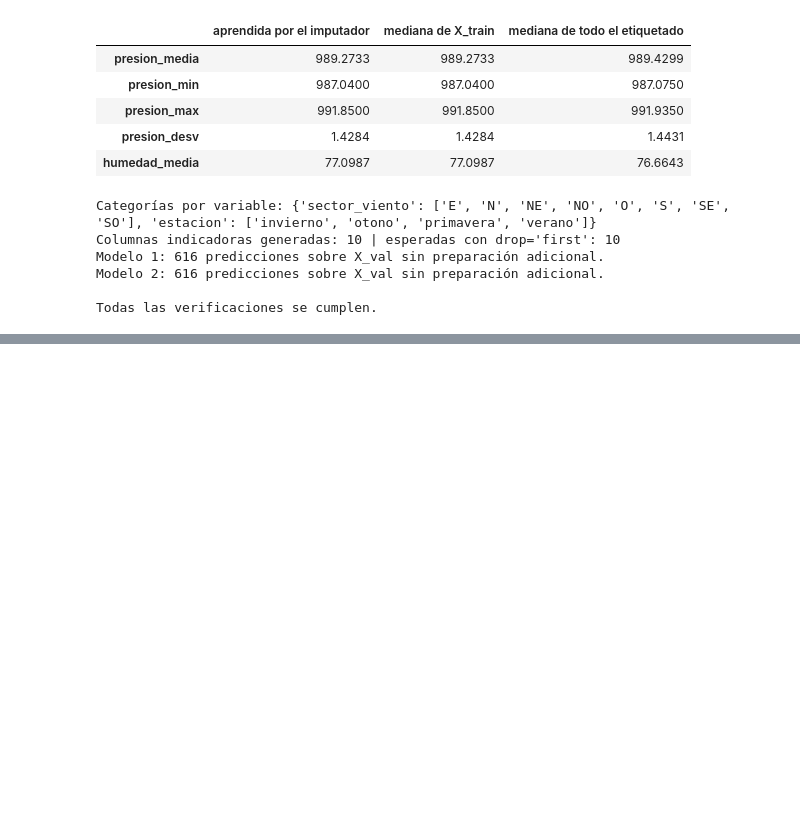
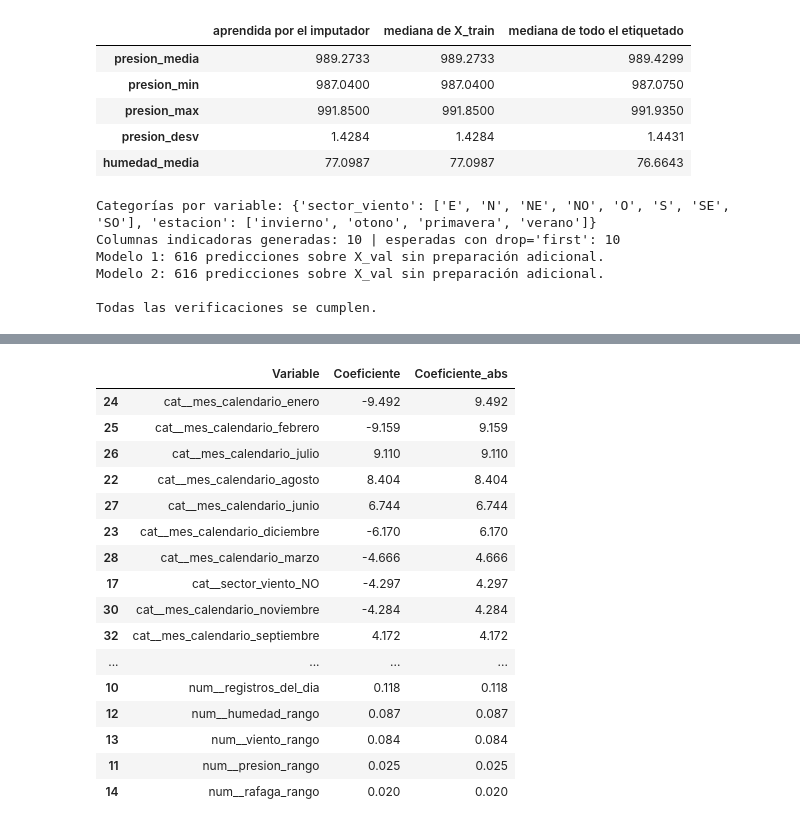
Before and after one commit to dazambrano2/MaterialDeClase-ISIS-2611, a Jupyter notebook: 202620/Laboratorios/L1/Lab1.ipynb, the cells around one changed output, grey strips where cells are left out. Saved outputs shown, nothing was run; the diff lists cells and outputs as text; code cells hidden in the pictures; blank space fills up the shorter version.

```diff
--- a/202620/Laboratorios/L1/Lab1.ipynb
+++ b/202620/Laboratorios/L1/Lab1.ipynb
@@ -1377,0 +1609,36 @@ Todas las verificaciones se cumplen.
+# %%
+nombres_features = modelo_2.named_steps["preprocesamiento"].get_feature_names_out()
+
+nombres_features
+
+coeficientes_m2 = modelo_2.named_steps["modelo"].coef_
+
+tabla_coeficientes = pd.DataFrame({
+    "Variable": nombres_features,
+    "Coeficiente": coeficientes_m2
+})
+
+tabla_coeficientes["Coeficiente_abs"] = tabla_coeficientes["Coeficiente"].abs()
+
+tabla_coeficientes.sort_values(
+    "Coeficiente_abs",
+    ascending=False
+).round(3)
+# %% [output]
+|  | Variable | Coeficiente | Coeficiente_abs |
+| 24 | cat__mes_calendario_enero | -9.492 | 9.492 |
+| 25 | cat__mes_calendario_febrero | -9.159 | 9.159 |
+| 26 | cat__mes_calendario_julio | 9.110 | 9.110 |
+| 22 | cat__mes_calendario_agosto | 8.404 | 8.404 |
+| 27 | cat__mes_calendario_junio | 6.744 | 6.744 |
+| 23 | cat__mes_calendario_diciembre | -6.170 | 6.170 |
+| 28 | cat__mes_calendario_marzo | -4.666 | 4.666 |
+| 17 | cat__sector_viento_NO | -4.297 | 4.297 |
+| 30 | cat__mes_calendario_noviembre | -4.284 | 4.284 |
+| 32 | cat__mes_calendario_septiembre | 4.172 | 4.172 |
+| ... | ... | ... | ... |
+| 10 | num__registros_del_dia | 0.118 | 0.118 |
+| 12 | num__humedad_rango | 0.087 | 0.087 |
+| 13 | num__viento_rango | 0.084 | 0.084 |
+| 11 | num__presion_rango | 0.025 | 0.025 |
+| 14 | num__rafaga_rango | 0.020 | 0.020 |
```
Also changed, not shown: parts of 49 cells of this notebook.
